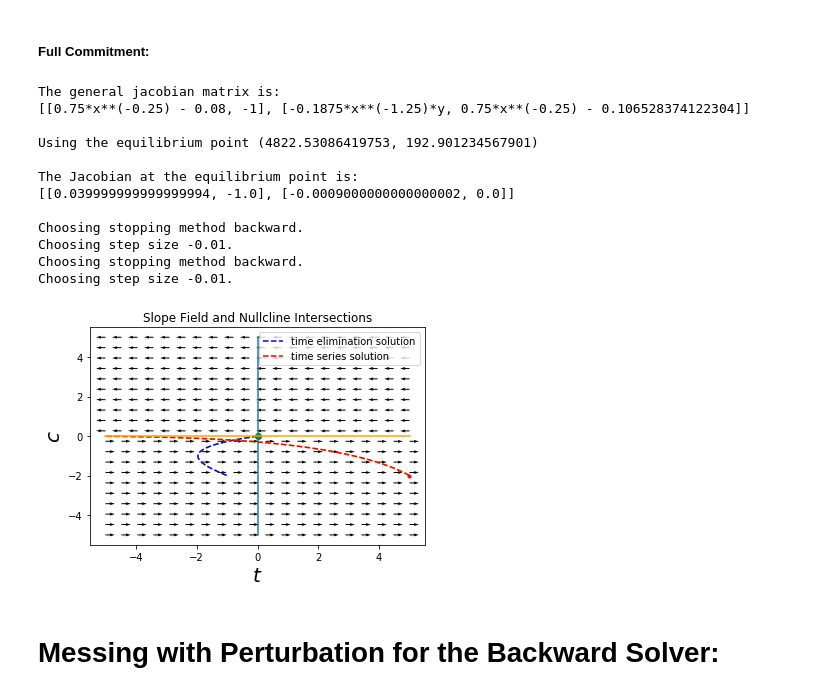
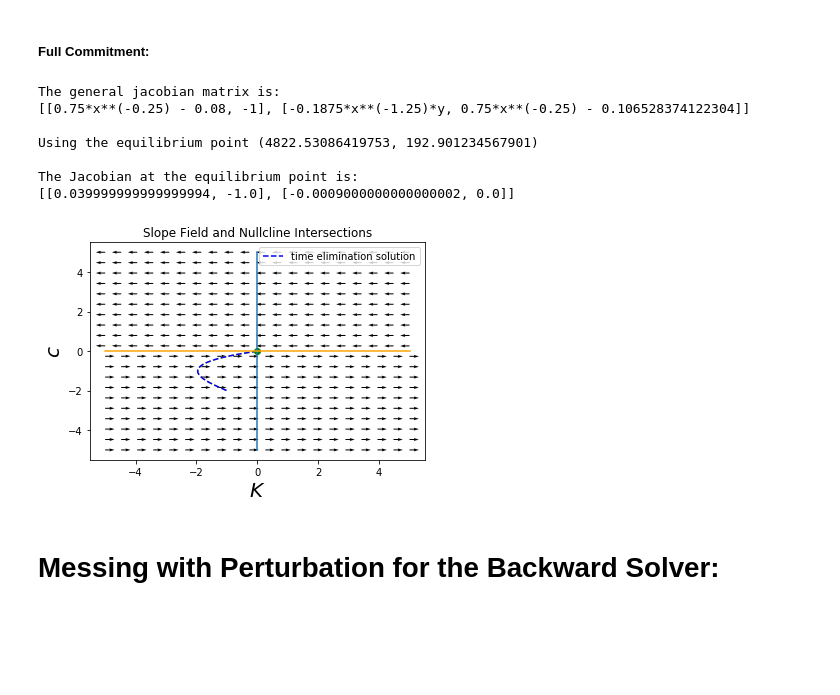
Before and after one commit to Shinsina/PIC-Math-MSCS-390-001, a Jupyter notebook: Modifying the Ramsey Model.ipynb, the cells around one changed output. Drawn from its saved outputs; the diff is of its cells as text; code cells hidden in the pictures; blank space fills up the shorter version.

```diff
--- a/Modifying the Ramsey Model.ipynb
+++ b/Modifying the Ramsey Model.ipynb
@@ -701,8 +682,8 @@ plt.plot(v[:,0],v[:,1],'b--', label="time-elimination method");
 
 
 #time series plot
-t, v = plot_time_series(no_commitment, [-1,-2], [5,-5])
-plt.plot(t,v[:,1], 'r--', label="time-series solution")
+#t, v = plot_time_series(no_commitment, [-1,-2], [5,-5])
+#plt.plot(t,v[:,1], 'r--', label="time-series solution")
 
 plt.plot(eq[0],eq[1],'go')
 plt.xlabel('$k$',size=20)
@@ -744,42 +725,37 @@ eq = np.linalg.solve(A,y)
 g = commit_jacobian_at_equilibrium[1][0]*K
 f = commit_jacobian_at_equilibrium[0][1]*C
 normalizer = 1/np.sqrt(f**2+g**2)
 plt.quiver(K,C,f*normalizer,g*normalizer);
 
 #plot solution
 #backward_init_pt = [k0_steady[i], c0_steady[i]-error] #short-term steady state - no commitment
 #full_commit_forward_init_pt = [init_k0, full_commit_c0]
 
 #plotting the IVP
 tf = 10
 t, v = plot_IVP(full_commitment, [-1,-2], [tf,0])
 plt.plot(v[:,0],v[:,1],'b--', label="time elimination solution");
 
 #plotting the time series graph
-t, v = plot_time_series(full_commitment, [-1,-2], [5,-5])
-plt.plot(t,v[:,1], 'r--', label="time series solution")
+#t, v = plot_time_series(full_commitment, [-1,-2], [5,-5])
+#plt.plot(t,v[:,1], 'r--', label="time series solution")
 
 #plotting the equilibrium point and making the graph pretty
 plt.plot(eq[0],eq[1],'go')
-plt.xlabel('$t$',size=20)
+plt.xlabel('$K$',size=20)
 plt.ylabel('$c$',size=20)
 plt.plot([0,0],[-5,5],[-5,5],[0,0],'orange')
 plt.title("Slope Field and Nullcline Intersections")
 plt.legend();
 # %% [output]
 The general jacobian matrix is:
 [[0.75*x**(-0.25) - 0.08, -1], [-0.1875*x**(-1.25)*y, 0.75*x**(-0.25) - 0.106528374122304]]
 
 Using the equilibrium point (4822.53086419753, 192.901234567901)
 
 The Jacobian at the equilibrium point is:
 [[0.039999999999999994, -1.0], [-0.0009000000000000002, 0.0]]
-
-Choosing stopping method backward.
-Choosing step size -0.01.
-Choosing stopping method backward.
-Choosing step size -0.01.
-[figure, old version]
+[figure, new version]
 # %% [markdown]
 # Messing with Perturbation for the Backward Solver:
 # %% [markdown]
```
Also changed, not shown: parts of 15 cells of this notebook.
